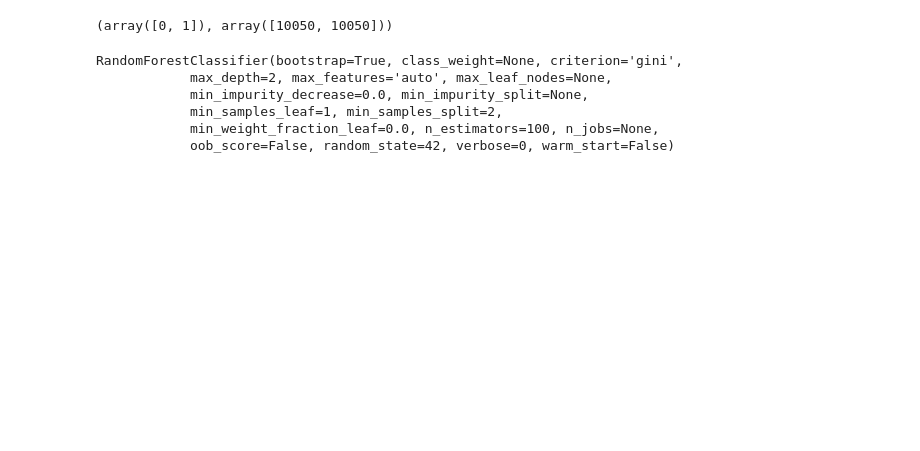
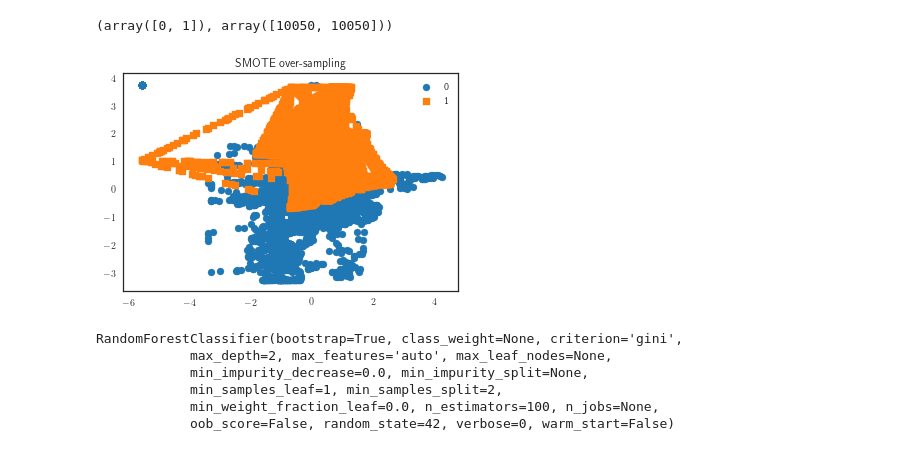
Before and after one commit to Ostyk/Wonka-bar, a Jupyter notebook: code/pipeline.ipynb, the cells around one changed output. Saved outputs shown, nothing was run; the diff lists cells and outputs as text; code cells hidden in the pictures; blank space fills up the shorter version.

```diff
--- a/code/pipeline.ipynb
+++ b/code/pipeline.ipynb
@@ -105,4 +107,4 @@ from imblearn.over_sampling import SMOTE
 sm = SMOTE(ratio='minority')
 # %%
 # First split data
-X_train, X_test, y_train, y_test = train_test_split(X, y, test_size=0.2, random_state=42)
+X_train, X_test, y_train, y_test = train_test_split(X, y, test_size=0.4, random_state=42)
@@ -110,12 +116,16 @@ X_train, X_test, y_train, y_test = train_test_split(X, y, test_size=0.2, random_
 # Then split again to oversample only on the training
 # not on the validation nore test set
 
-X_train, X_val, y_train, y_val = train_test_split(X_train, y_train, test_size=0.2, random_state=42)
+X_train, X_val, y_train, y_val = train_test_split(X_train, y_train, test_size=0.3, random_state=42)
 #over-sample
 x_train_res, y_train_res = sm.fit_sample(X_train, y_train)
 print(np.unique(y_train_res, return_counts=True))
 # %% [output]
 (array([0, 1]), array([10050, 10050]))
+# %%
+plot_2d_space(x_train_res, y_train_res, 'SMOTE over-sampling')
+# %% [output]
+[figure, added]
 # %%
 #TRAIN
 clf_rf = RandomForestClassifier(n_estimators = 100,
```
Also changed, not shown: parts of 10 cells of this notebook, 1 other file.
